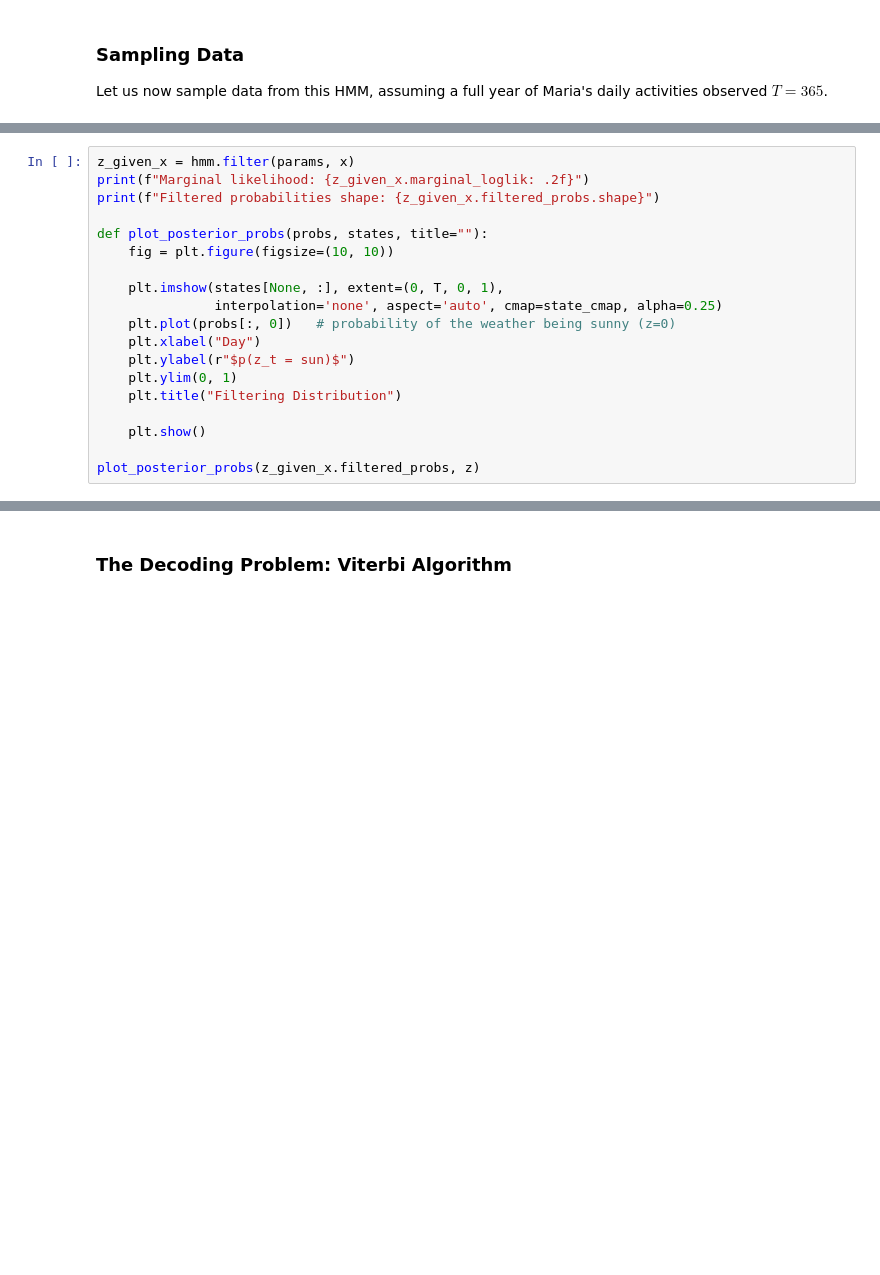
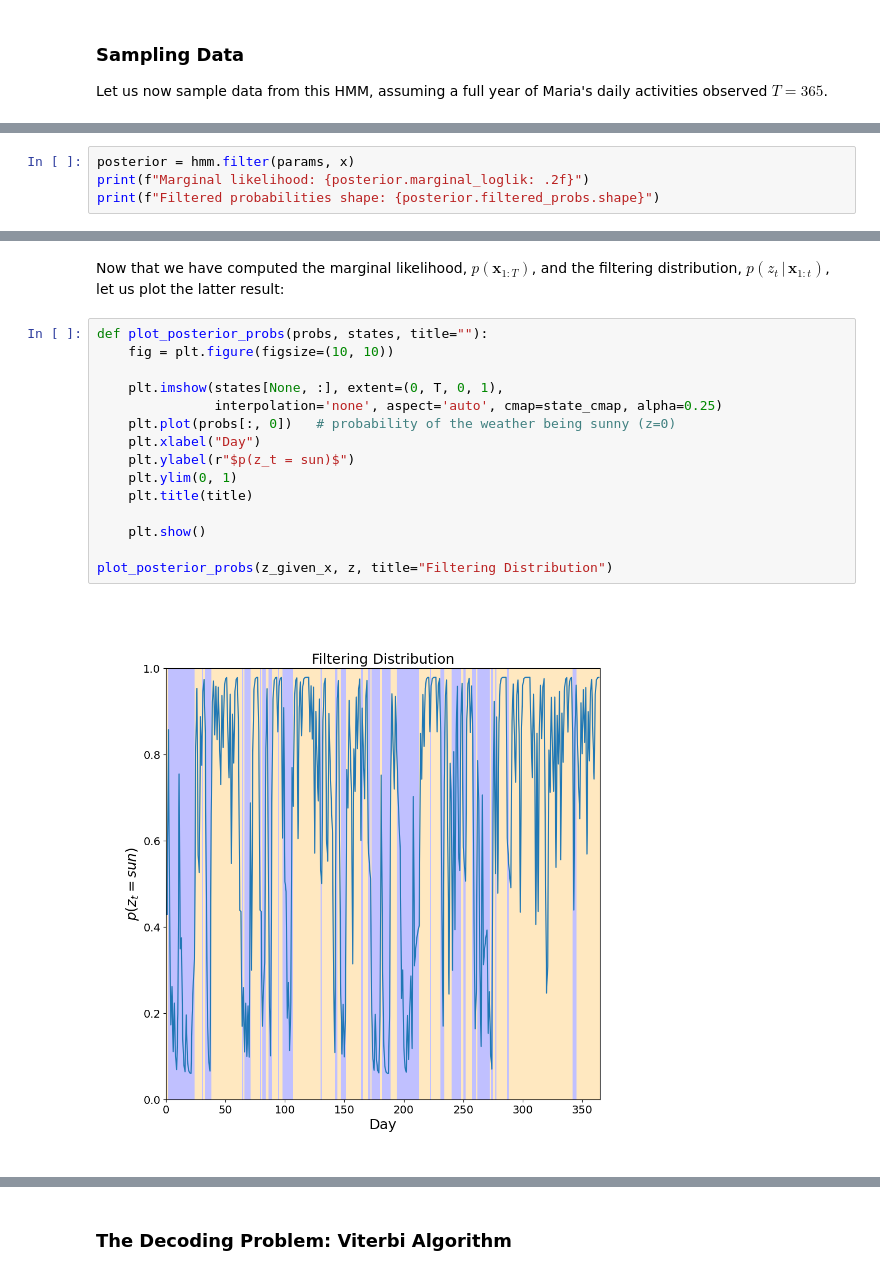
Before and after one commit to mazrk7/machine_learning_resources, a Jupyter notebook: notebooks/dynamic_bayes_nets/hmm.ipynb, the cells around one changed output, grey strips where cells are left out. Drawn from its saved outputs; the diff is of its cells as text; blank space fills up the shorter version.

```diff
--- a/notebooks/dynamic_bayes_nets/hmm.ipynb
+++ b/notebooks/dynamic_bayes_nets/hmm.ipynb
@@ -296,20 +370,5 @@ The forwards algorithm is implemented using Dynamax as follows:
 # %%
-z_given_x = hmm.filter(params, x)
-print(f"Marginal likelihood: {z_given_x.marginal_loglik: .2f}")
-print(f"Filtered probabilities shape: {z_given_x.filtered_probs.shape}")
-
-def plot_posterior_probs(probs, states, title=""):
-    fig = plt.figure(figsize=(10, 10))
-
-    plt.imshow(states[None, :], extent=(0, T, 0, 1),
-               interpolation='none', aspect='auto', cmap=state_cmap, alpha=0.25)
-    plt.plot(probs[:, 0])   # probability of the weather being sunny (z=0)
-    plt.xlabel("Day")
-    plt.ylabel(r"$p(z_t = sun)$")
-    plt.ylim(0, 1)
-    plt.title("Filtering Distribution")
-
-    plt.show()
-
-plot_posterior_probs(z_given_x.filtered_probs, z)
+posterior = hmm.filter(params, x)
+print(f"Marginal likelihood: {posterior.marginal_loglik: .2f}")
+print(f"Filtered probabilities shape: {posterior.filtered_probs.shape}")
 # %% [output]
@@ -318,0 +428,19 @@ Filtered probabilities shape: (365, 2)
+# %% [markdown]
+Now that we have computed the marginal likelihood, $p(\mathbf{x}_{1:T})$, and the filtering distribution, $p(z_t \, | \, \mathbf{x}_{1:t})$, let us plot the latter result:
+# %%
+def plot_posterior_probs(probs, states, title=""):
+    fig = plt.figure(figsize=(10, 10))
+
+    plt.imshow(states[None, :], extent=(0, T, 0, 1),
+               interpolation='none', aspect='auto', cmap=state_cmap, alpha=0.25)
+    plt.plot(probs[:, 0])   # probability of the weather being sunny (z=0)
+    plt.xlabel("Day")
+    plt.ylabel(r"$p(z_t = sun)$")
+    plt.ylim(0, 1)
+    plt.title(title)
+
+    plt.show()
+
+plot_posterior_probs(z_given_x, z, title="Filtering Distribution")
+# %% [output]
+[figure, added]
```
Also changed, not shown: parts of 19 cells of this notebook, 1 other file.
